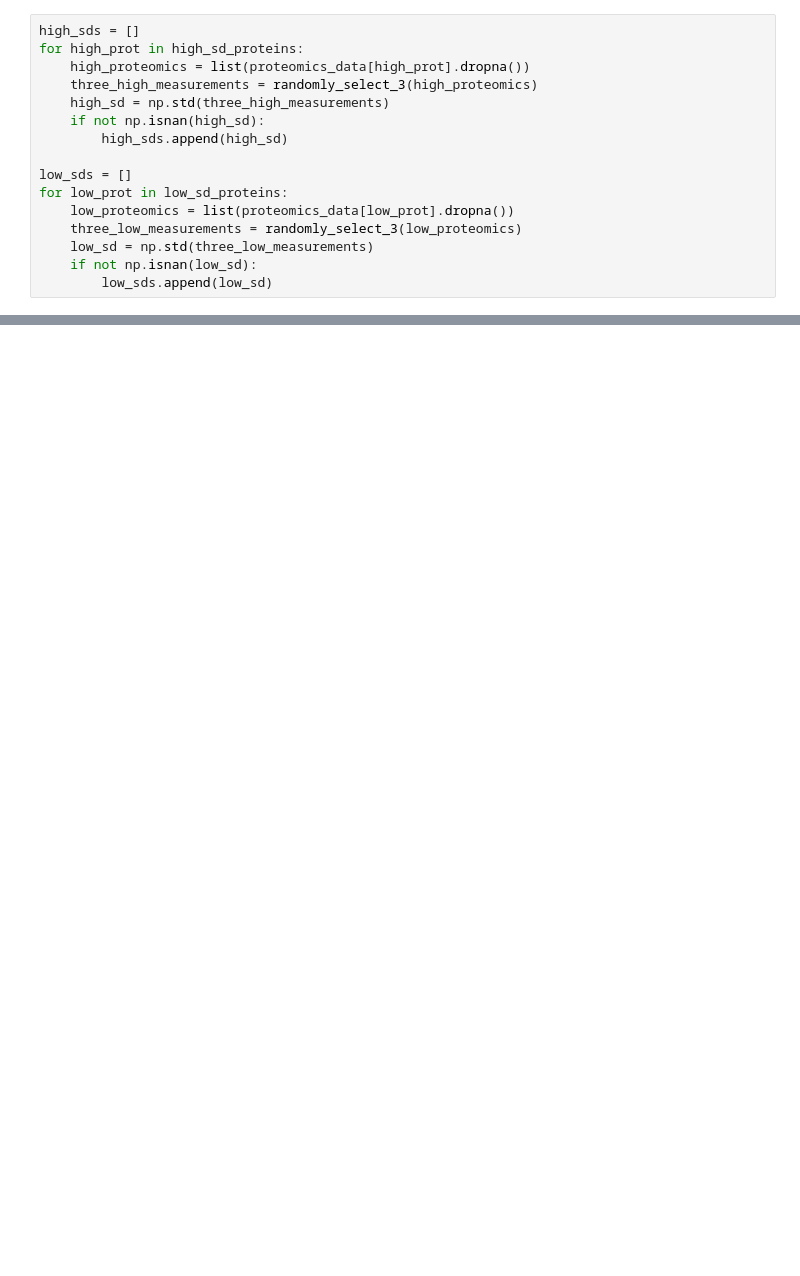
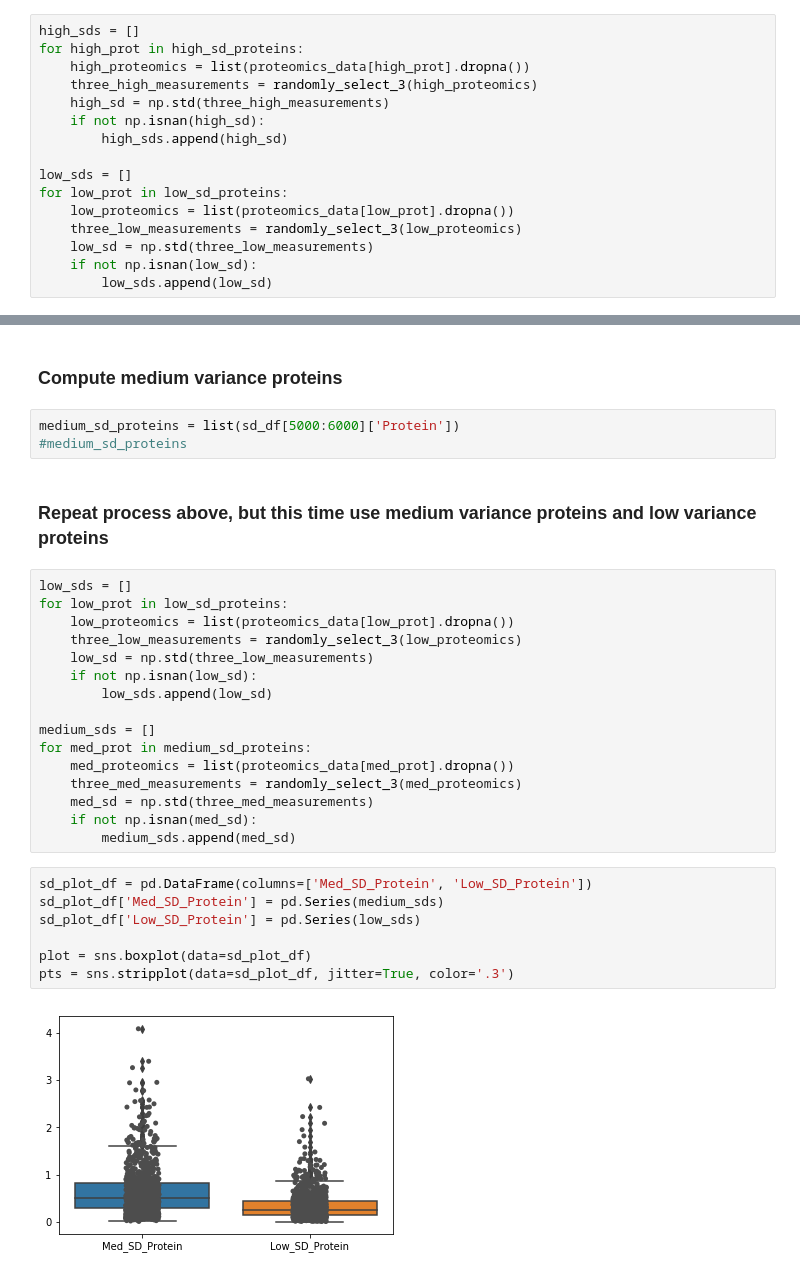
Before and after one commit to PayneLab/WhenMutationsMatter, a Jupyter notebook: Power Analysis/Intratumor_Heterogeneity_3_Samples.ipynb, the cells around one changed output, grey strips where cells are left out. Saved outputs shown, nothing was run; the diff lists cells and outputs as text; blank space fills up the shorter version.

```diff
--- a/Power Analysis/Intratumor_Heterogeneity_3_Samples.ipynb
+++ b/Power Analysis/Intratumor_Heterogeneity_3_Samples.ipynb
@@ -221,0 +168,32 @@ print(pval)
+# %% [markdown]
+### Compute medium variance proteins
+# %%
+medium_sd_proteins = list(sd_df[5000:6000]['Protein'])
+#medium_sd_proteins
+# %% [markdown]
+### Repeat process above, but this time use medium variance proteins and low variance proteins
+# %%
+low_sds = []
+for low_prot in low_sd_proteins:
+    low_proteomics = list(proteomics_data[low_prot].dropna())
+    three_low_measurements = randomly_select_3(low_proteomics)
+    low_sd = np.std(three_low_measurements)
+    if not np.isnan(low_sd):
+        low_sds.append(low_sd)
+
+medium_sds = []
+for med_prot in medium_sd_proteins:
+    med_proteomics = list(proteomics_data[med_prot].dropna())
+    three_med_measurements = randomly_select_3(med_proteomics)
+    med_sd = np.std(three_med_measurements)
+    if not np.isnan(med_sd):
+        medium_sds.append(med_sd)
+# %%
+sd_plot_df = pd.DataFrame(columns=['Med_SD_Protein', 'Low_SD_Protein'])
+sd_plot_df['Med_SD_Protein'] = pd.Series(medium_sds)
+sd_plot_df['Low_SD_Protein'] = pd.Series(low_sds)
+
+plot = sns.boxplot(data=sd_plot_df)
+pts = sns.stripplot(data=sd_plot_df, jitter=True, color='.3')
+# %% [output]
+[figure, added]
```
Also changed, not shown: parts of 32 cells of this notebook.
